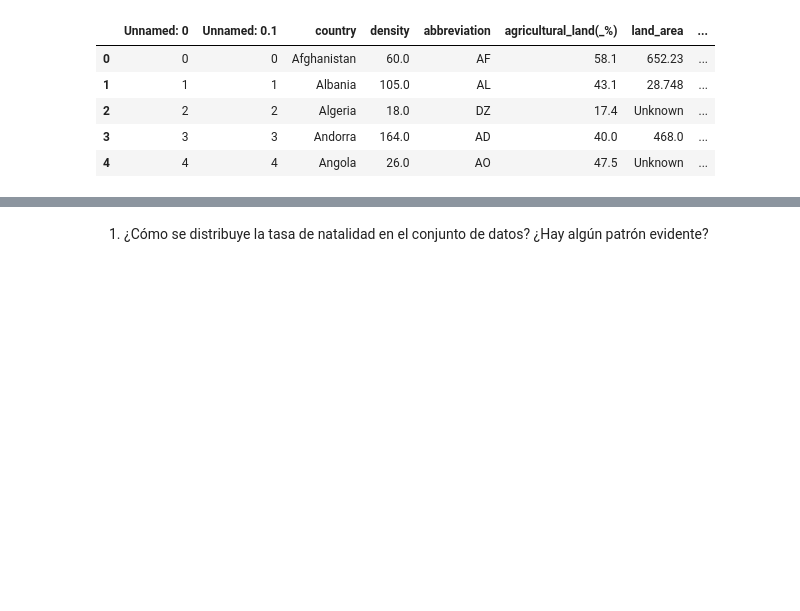
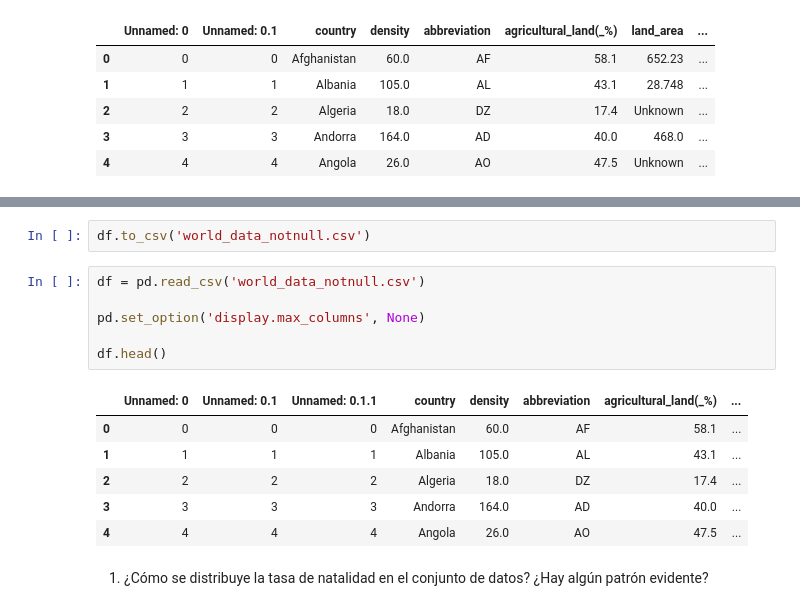
Before and after one commit to Adalab/da-modulo3-sprint2-pairprogramming-PatriciaAnaG, a Jupyter notebook: pair_VISUALIZACION.ipynb, the cells around one changed output, grey strips where cells are left out. Saved outputs shown, nothing was run; the diff lists cells and outputs as text; blank space fills up the shorter version.

```diff
--- a/pair_VISUALIZACION.ipynb
+++ b/pair_VISUALIZACION.ipynb
@@ -20,3 +23,18 @@ df.head()
+# %%
+df.to_csv('world_data_notnull.csv')
+# %%
+df = pd.read_csv('world_data_notnull.csv')
+
+pd.set_option('display.max_columns', None)
+
+df.head()
+# %% [output]
+|  | Unnamed: 0 | Unnamed: 0.1 | Unnamed: 0.1.1 | country | density | abbreviation | agricultural_land(_%) | ... |
+| 0 | 0 | 0 | 0 | Afghanistan | 60.0 | AF | 58.1 | ... |
+| 1 | 1 | 1 | 1 | Albania | 105.0 | AL | 43.1 | ... |
+| 2 | 2 | 2 | 2 | Algeria | 18.0 | DZ | 17.4 | ... |
+| 3 | 3 | 3 | 3 | Andorra | 164.0 | AD | 40.0 | ... |
+| 4 | 4 | 4 | 4 | Angola | 26.0 | AO | 47.5 | ... |
 # %% [markdown]
 1. ¿Cómo se distribuye la tasa de natalidad en el conjunto de datos? ¿Hay algún patrón evidente?
 # %%
```
Also changed, not shown: parts of 10 cells of this notebook, 1 other file.
